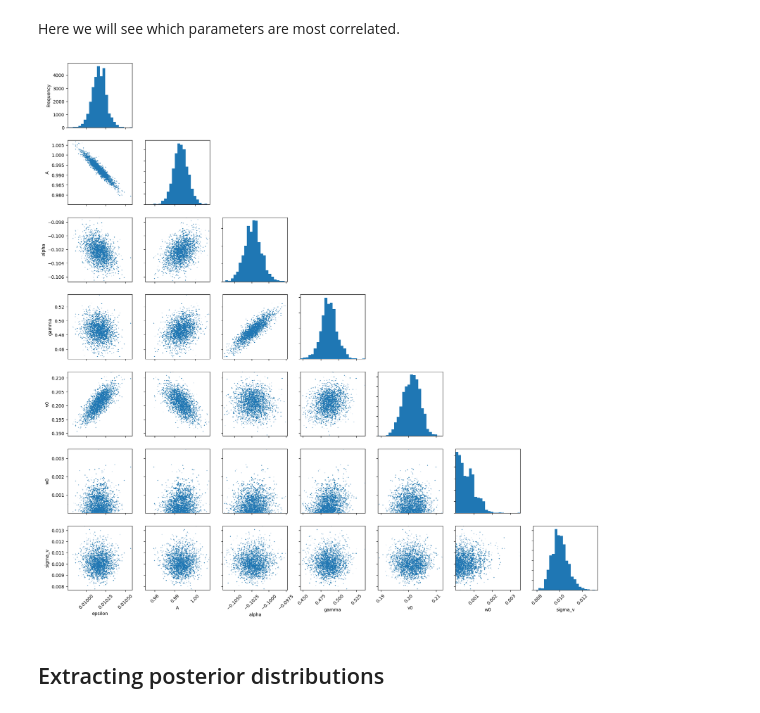
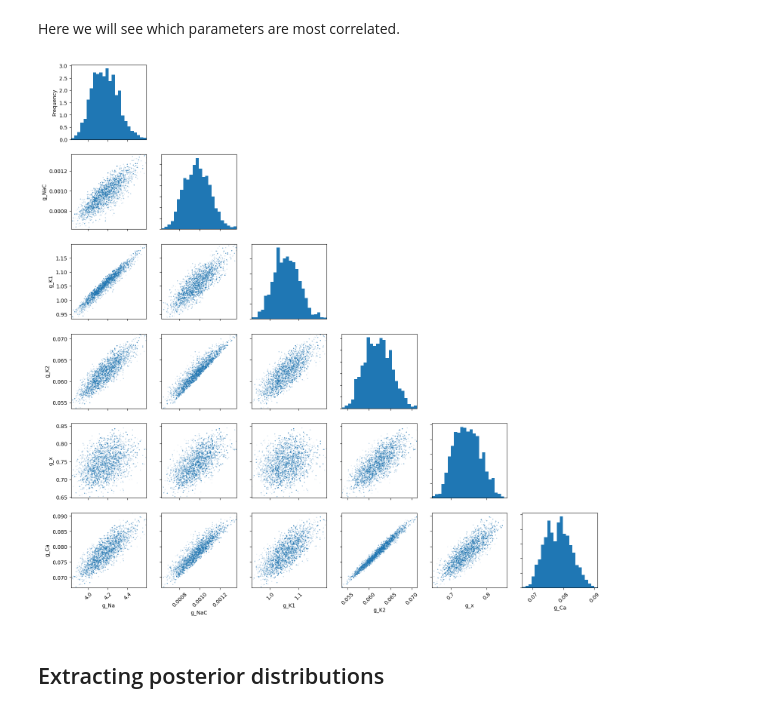
Before and after one commit to mghosh00/CardiacModels, a Jupyter notebook: cardiac_models/examples/beeler_reuter/beeler_reuter.ipynb, the cells around one changed output. Cells and saved outputs as stored; diff of their text form; code cells hidden in the pictures.

```diff
--- a/cardiac_models/examples/beeler_reuter/beeler_reuter.ipynb
+++ b/cardiac_models/examples/beeler_reuter/beeler_reuter.ipynb
@@ -310,11 +482,11 @@ xs = log_prior.sample(num_chains)
 ### Performing inference
 # %%
 n_params = log_prior.n_parameters()
-transform = pints.RectangularBoundariesTransformation([0.001, 0, -4, 0, 0, 0, 0],
-                                                      [4, 4, 0, 4, 4, 4, 4])
-mcmc = pints.MCMCController(log_posterior, num_chains, xs, method=pints.PopulationMCMC, transformation=transform)
-max_iterations = 80000
+mcmc = pints.MCMCController(log_posterior, num_chains, xs, method=pints.HaarioBardenetACMC, transformation=transform)
+max_iterations = 20000
 mcmc.set_max_iterations(max_iterations)
+# mcmc.set_parallel(True)
+# print(mcmc.parallel())
 
 chains = mcmc.run()
 # %% [output]
@@ -374,20 +520,21 @@ Halting: Maximum number of iterations (80000) reached.
 # %%
 import pandas as pd
 # %%
-all_param_names = model.get_param_names() + ["sigma_v"]
+# all_param_names = param_names + ["sigma_V", "sigma_c"]
+all_param_names = param_names + ["sigma_V"]
 # %%
 for i, chain in enumerate(chains):
     df = pd.DataFrame(chain, columns=all_param_names)
-    df.to_csv(f"chain_data/all_params_osc_v/chain_{i}.csv")
+    df.to_csv(f"chain_data/conductances_V/chain_{i}.csv")
 # %% [markdown]
 ## Plots
 # %% [markdown]
 ### Recovering chains from .csv files
 # %%
-num_chains = 4
+num_chains = 1
 list_of_chains = []
 for i in range(num_chains):
-    df = pd.read_csv(f"chain_data/all_params_osc_v/chain_{i}.csv", index_col=0)
+    df = pd.read_csv(f"chain_data/conductances_V/chain_{i}.csv", index_col=0)
     chain = df.to_numpy()
     list_of_chains.append(chain)
 chains = np.array(list_of_chains)
@@ -461,10 +604,10 @@ plt.show()
 # %% [markdown]
 Here we will see which parameters are most correlated.
 # %%
-pints.plot.pairwise(chains[0, :], parameter_names=all_param_names)
-plt.savefig("inference_outputs/pairwise_osc_v.png")
+pints.plot.pairwise(chains[0, :, :-1], parameter_names=all_param_names[:-1])
+plt.savefig("inference_outputs/pairwise_conductances_V.png")
 # %% [output]
-[figure, old version]
+[figure, new version]
 # %% [markdown]
 ## Extracting posterior distributions
 # %% [markdown]
```
Also changed, not shown: parts of 53 cells of this notebook, 13 other files.
